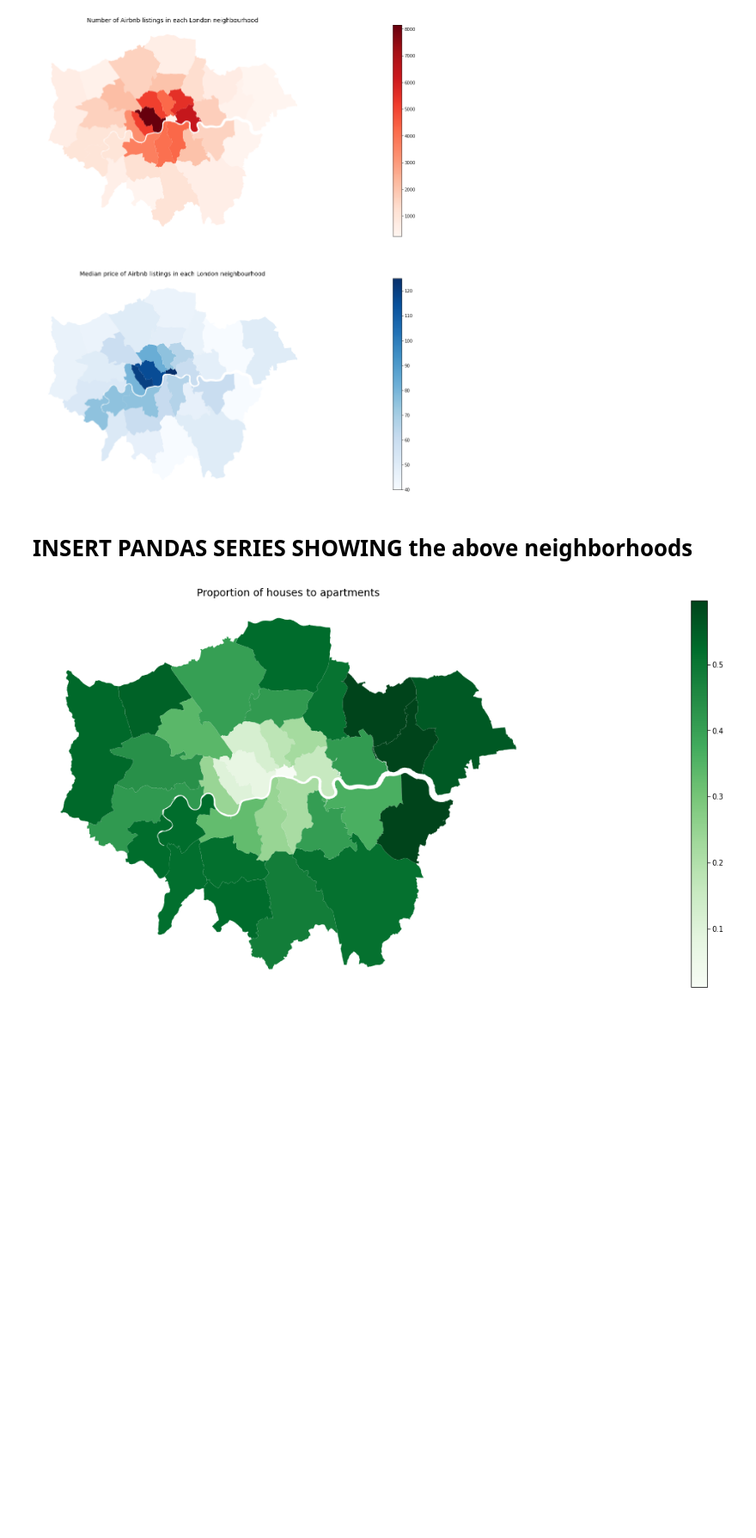
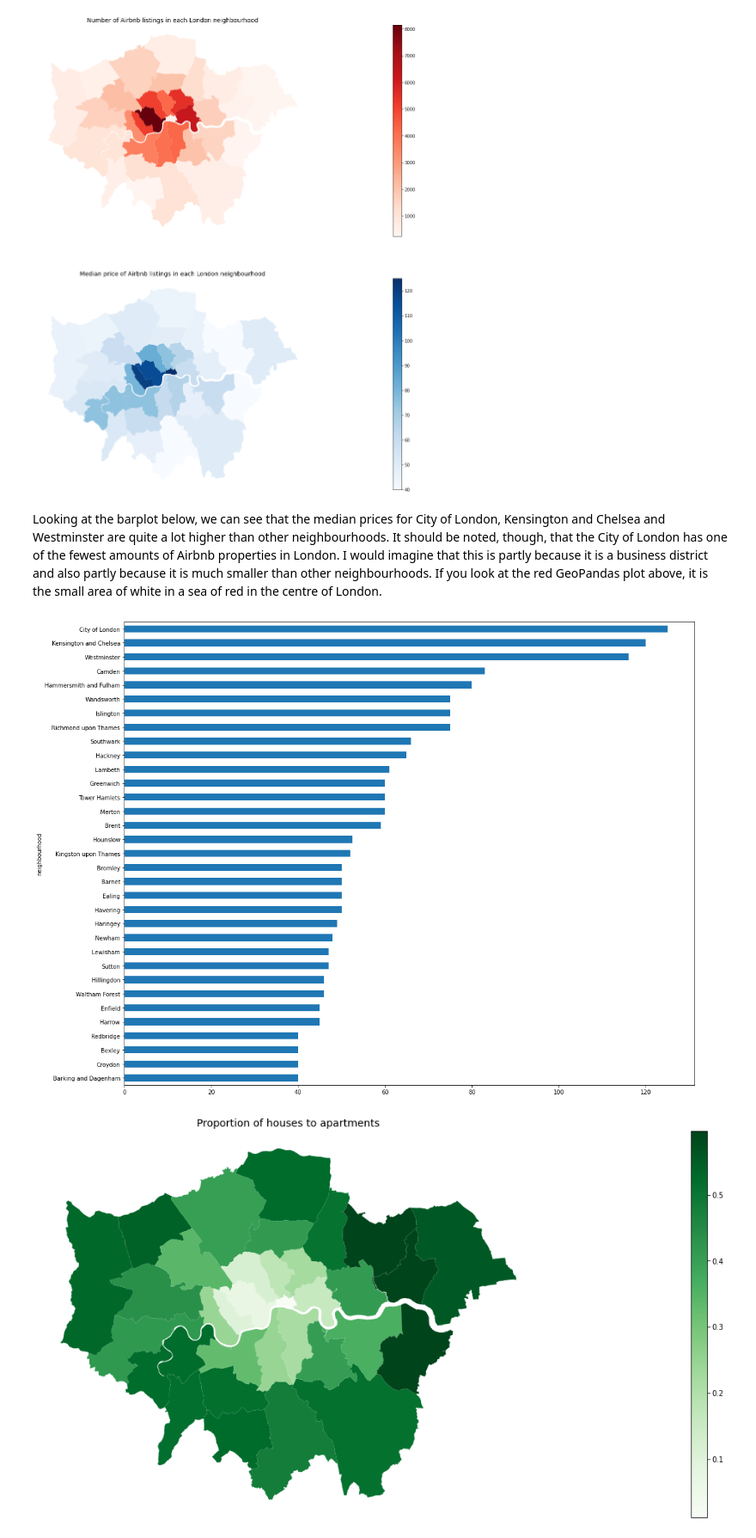
Before and after one commit to jradford5/GA_capstone_Airbnb_project, a Jupyter notebook: notebooks/capstone_airbnb_EDA.ipynb, the cells around one changed output. Shown at 86% size. Drawn from its saved outputs; the diff is of its cells as text; code cells hidden in the pictures; blank space fills up the shorter version.

```diff
--- a/notebooks/capstone_airbnb_EDA.ipynb
+++ b/notebooks/capstone_airbnb_EDA.ipynb
@@ -138,7 +140,7 @@ This is visualised in the third GeoPandas plot below showing the proportion of h
 # %%
 # creating the GeoPandas dataframe
 
-map_df_vis = gpd.read_file('../data/neighbourhoods.geojson')
+map_df_vis = gpd.read_file('../data/csv_files/neighbourhoods.geojson')
 map_df_vis.head()
 # %% [output]
 |  | neighbourhood | neighbourhood_group | geometry |
@@ -179,5 +181,3 @@ ax[1].set_title('Median price of Airbnb listings in each London neighbourhood',
 plt.show()
 # %% [output]
 [figure]
-# %% [markdown]
-# INSERT PANDAS SERIES SHOWING the above neighborhoods
@@ -189,0 +184,12 @@ neighbourhood_map_df_vis = neighbourhood_map_df_vis.join(house_ratio, how='left'
+# %% [markdown]
+Looking at the barplot below, we can see that the median prices for City of London, Kensington and Chelsea and Westminster are quite a lot higher than other neighbourhoods. It should be noted, though, that the City of London has one of the fewest amounts of Airbnb properties in London. I would imagine that this is partly because it is a business district and also partly because it is much smaller than other neighbourhoods. If you look at the red GeoPandas plot above, it is the small area of white in a sea of red in the centre of London.
+# %%
+# dataframe of neighbourhoods ordered by their median price they have
+
+fig,ax=plt.subplots(figsize=(18,15))
+
+neighbourhood_map_df_vis.sort_values('median_price', ascending=True)['median_price'].plot.barh()
+
+plt.show()
+# %% [output]
+[figure, added]
```
Also changed, not shown: parts of 36 cells of this notebook, 1 other file.
